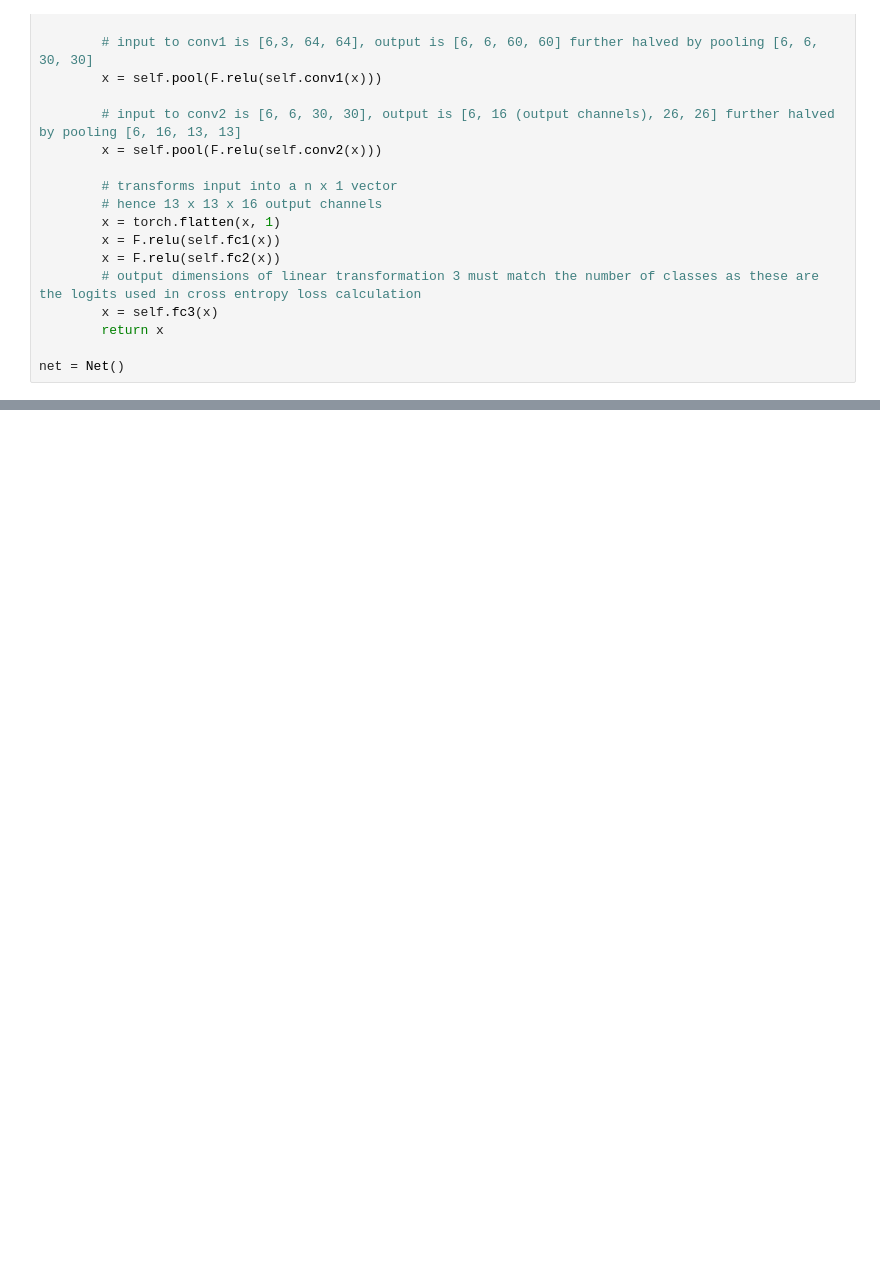
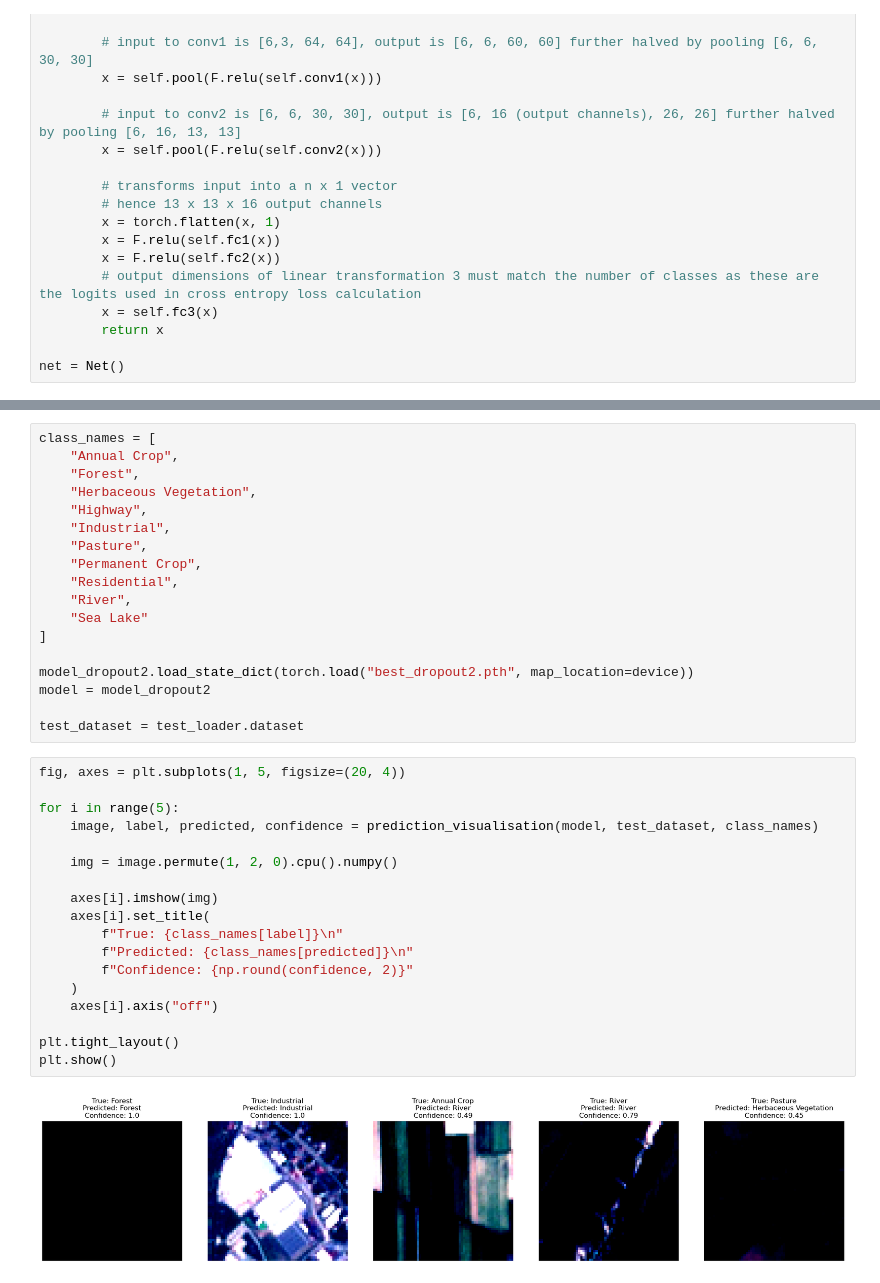
Before and after one commit to omajy/satellite-image-classifier, a Jupyter notebook: satellite-image-classifier.ipynb, the cells around one changed output, grey strips where cells are left out. Saved outputs shown, nothing was run; the diff lists cells and outputs as text; blank space fills up the shorter version.

```diff
--- a/satellite-image-classifier.ipynb
+++ b/satellite-image-classifier.ipynb
@@ -206,0 +650,38 @@ The baseline CNN is likely beginning to overfit the training data, as indicated
+# %%
+class_names = [
+    "Annual Crop",
+    "Forest",
+    "Herbaceous Vegetation",
+    "Highway",
+    "Industrial",
+    "Pasture",
+    "Permanent Crop",
+    "Residential",
+    "River",
+    "Sea Lake"
+]
+
+model_dropout2.load_state_dict(torch.load("best_dropout2.pth", map_location=device))
+model = model_dropout2
+
+test_dataset = test_loader.dataset
+# %%
+fig, axes = plt.subplots(1, 5, figsize=(20, 4))
+
+for i in range(5):
+    image, label, predicted, confidence = prediction_visualisation(model, test_dataset, class_names)
+
+    img = image.permute(1, 2, 0).cpu().numpy()
+
+    axes[i].imshow(img)
+    axes[i].set_title(
+        f"True: {class_names[label]}\n"
+        f"Predicted: {class_names[predicted]}\n"
+        f"Confidence: {np.round(confidence, 2)}"
+    )
+    axes[i].axis("off")
+
+plt.tight_layout()
+plt.show()
+# %% [output]
+[figure, added]
```
Also changed, not shown: parts of 30 cells of this notebook, 1 other file.
